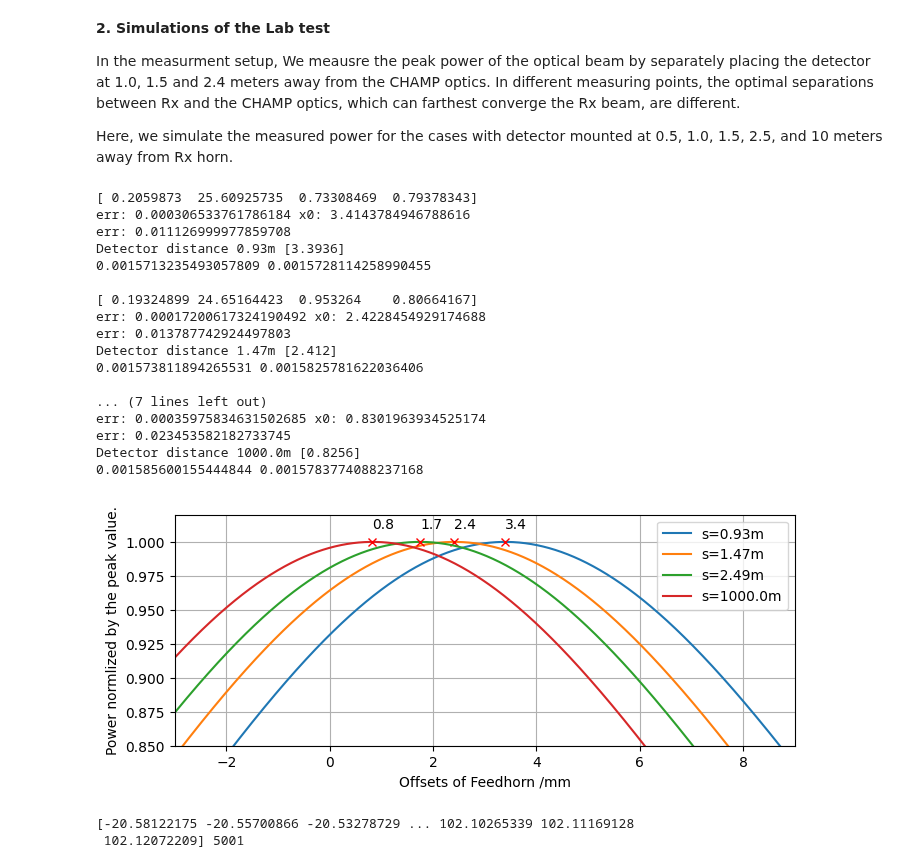
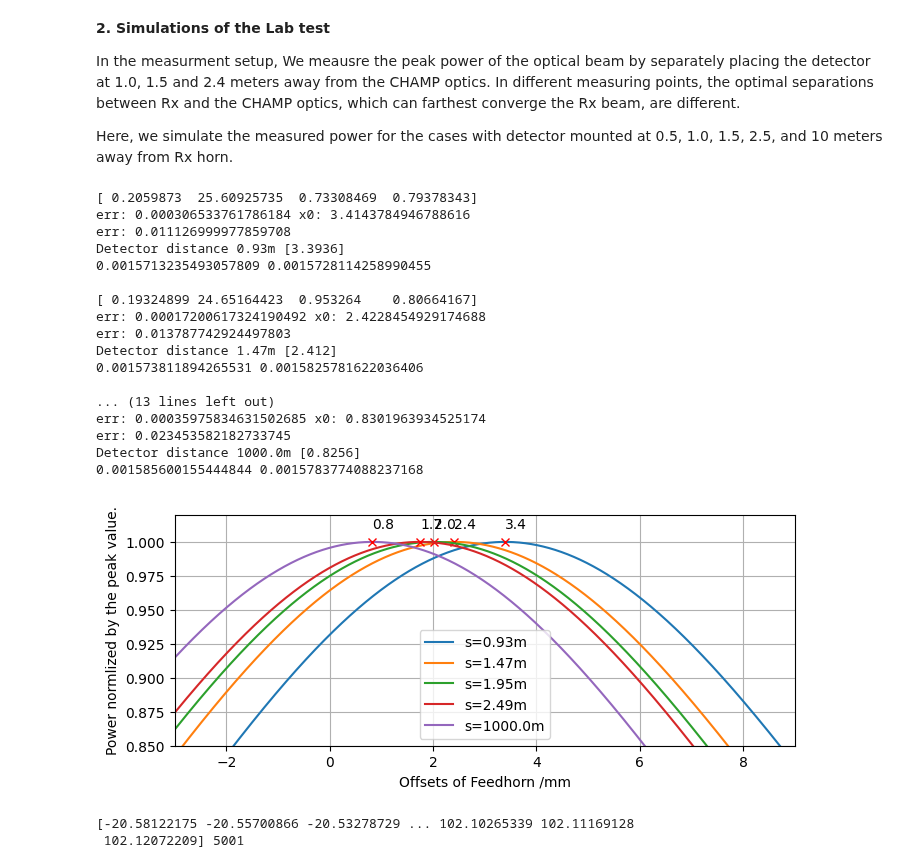
Before and after one commit to XiaodongRencologne/GaussianOptics, a Jupyter notebook: CHAMP_Test.ipynb, the cells around one changed output. Drawn from its saved outputs; the diff is of its cells as text; code cells hidden in the pictures.

```diff
--- a/CHAMP_Test.ipynb
+++ b/CHAMP_Test.ipynb
@@ -121,7 +121,7 @@ def fn_para(x,c,d,e):
 def fn_para2(x,a,l,phi,c):
     return a*np.sin(2*np.pi/l*x+phi)+c
 # %%
-D_source=[930,1470,2490,1000000]
+D_source=[930,1470,1950,2490,1000000]
 #D_source=[1600]
 N_points=5001
 z=np.linspace(-3,9,N_points)
@@ -148,35 +148,35 @@ for item in D_source:
     print(1-Ps[NN[0][0]-dN],1-Ps[NN[0][0]+dN],'\n')
     peaks, _ = find_peaks(Ps, height=0)
     plt.text(z[peaks]*1,Ps[peaks]*1.01, "{:.1f}".format(z[peaks][0]),fontsize=10)
     plt.plot(z[peaks], Ps[peaks], "rx")
     #plt.plot(z[NN],1.0,'r*')
 #plt.ylim([0.8,1.05])
 plt.ylim([0.85,1.02])
 plt.xlim([z.min(),z.max()])
 plt.legend()
 plt.xlabel('Offsets of Feedhorn /mm')
 plt.ylabel('Power normlized by the peak value.')
 plt.grid('both')
 plt.show()
 # %% [output]
 [ 0.2059873  25.60925735  0.73308469  0.79378343]
 err: 0.000306533761786184 x0: 3.4143784946788616
 err: 0.011126999977859708
 Detector distance 0.93m [3.3936]
 0.0015713235493057809 0.0015728114258990455
 
 [ 0.19324899 24.65164423  0.953264    0.80664167]
 err: 0.00017200617324190492 x0: 2.4228454929174688
 err: 0.013787742924497803
 Detector distance 1.47m [2.412]
 0.001573811894265531 0.0015825781622036406
 
-... (7 lines left out)
+... (13 lines left out)
 err: 0.00035975834631502685 x0: 0.8301963934525174
 err: 0.023453582182733745
 Detector distance 1000.0m [0.8256]
 0.001585600155444844 0.0015783774088237168
-[figure, old version]
+[figure, new version]
 # %%
 fig=plt.figure(figsize=(8,3))
 '''Beam power in detector'''
```
Also changed, not shown: 1 other file.
